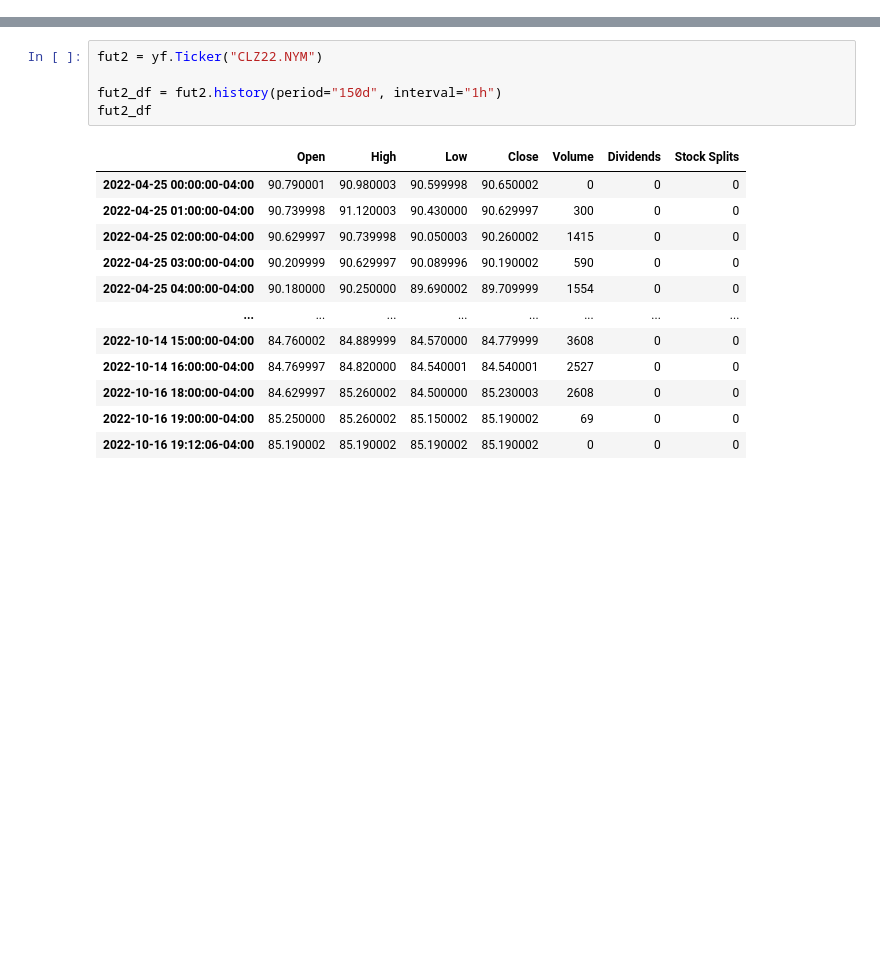
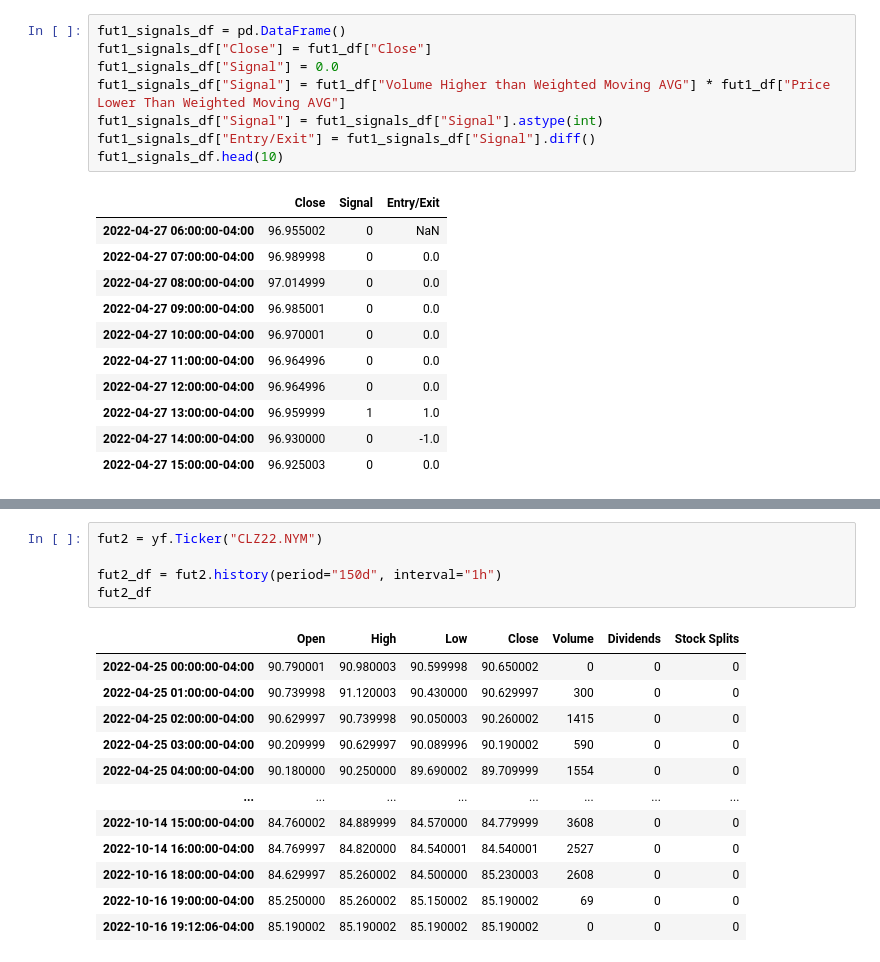
Before and after one commit to AdamCooke22/Algorithmic_Trading_Models_and_Machine_Learning_Predictions, a Jupyter notebook: futures.ipynb, the cells around one changed output, grey strips where cells are left out. Drawn from its saved outputs; the diff is of its cells as text; blank space fills up the shorter version.

```diff
--- a/futures.ipynb
+++ b/futures.ipynb
@@ -77,0 +131,20 @@ fut1_df
+# %%
+fut1_signals_df = pd.DataFrame()
+fut1_signals_df["Close"] = fut1_df["Close"]
+fut1_signals_df["Signal"] = 0.0
+fut1_signals_df["Signal"] = fut1_df["Volume Higher than Weighted Moving AVG"] * fut1_df["Price Lower Than Weighted Moving AVG"]
+fut1_signals_df["Signal"] = fut1_signals_df["Signal"].astype(int)
+fut1_signals_df["Entry/Exit"] = fut1_signals_df["Signal"].diff()
+fut1_signals_df.head(10)
+# %% [output]
+|  | Close | Signal | Entry/Exit |
+| 2022-04-27 06:00:00-04:00 | 96.955002 | 0 | NaN |
+| 2022-04-27 07:00:00-04:00 | 96.989998 | 0 | 0.0 |
+| 2022-04-27 08:00:00-04:00 | 97.014999 | 0 | 0.0 |
+| 2022-04-27 09:00:00-04:00 | 96.985001 | 0 | 0.0 |
+| 2022-04-27 10:00:00-04:00 | 96.970001 | 0 | 0.0 |
+| 2022-04-27 11:00:00-04:00 | 96.964996 | 0 | 0.0 |
+| 2022-04-27 12:00:00-04:00 | 96.964996 | 0 | 0.0 |
+| 2022-04-27 13:00:00-04:00 | 96.959999 | 1 | 1.0 |
+| 2022-04-27 14:00:00-04:00 | 96.930000 | 0 | -1.0 |
+| 2022-04-27 15:00:00-04:00 | 96.925003 | 0 | 0.0 |
```
Also changed, not shown: parts of 15 cells of this notebook.
